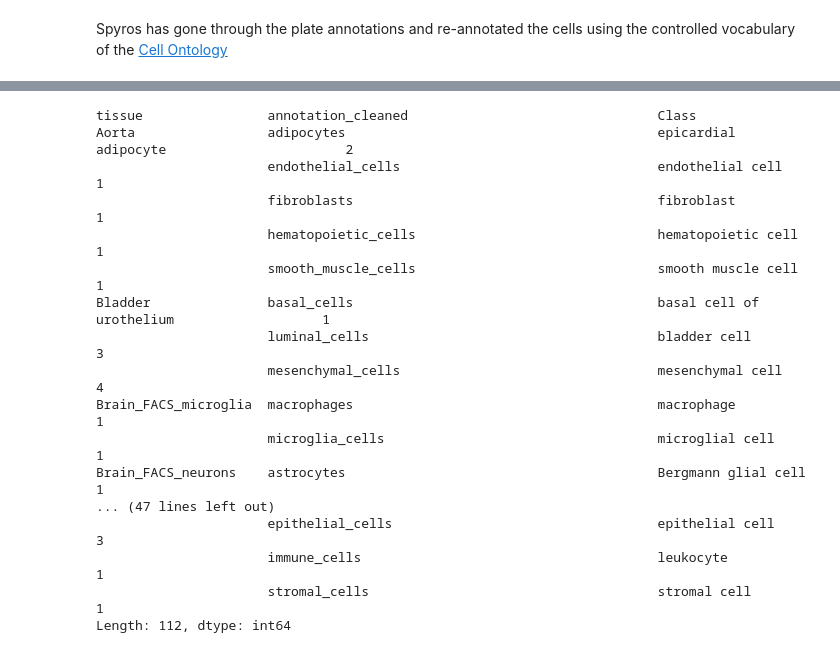
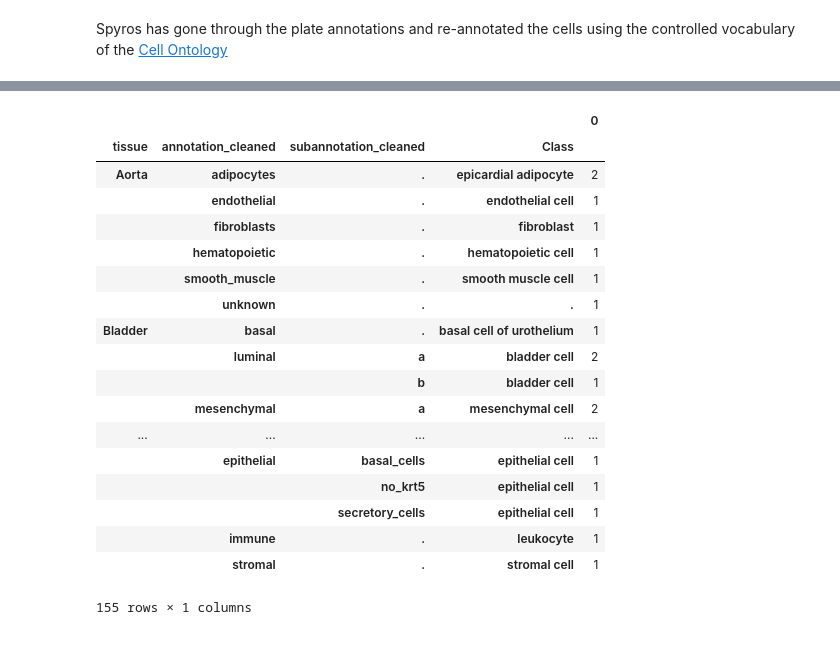
Before and after one commit to czbiohub-sf/maca, a Jupyter notebook: notebooks/030_rename_annotations_using_cell_ontologies.ipynb, the cells around one changed output, grey strips where cells are left out. Cells and saved outputs as stored; diff of their text form; code cells hidden in the pictures.

```diff
--- a/notebooks/030_rename_annotations_using_cell_ontologies.ipynb
+++ b/notebooks/030_rename_annotations_using_cell_ontologies.ipynb
@@ -30,20 +80,22 @@ plates_with_ontology.head()
 # %%
-plates_with_ontology.groupby(['tissue', 'annotation_cleaned', 'Class']).size()
+plates_ontology.groupby(['tissue', 'annotation_cleaned','subannotation_cleaned', 'Class']).size().to_frame()
 # %% [output]
+|  |  |  |  | 0 |
+| tissue | annotation_cleaned | subannotation_cleaned | Class |  |
+| Aorta | adipocytes | . | epicardial adipocyte | 2 |
+|  | endothelial | . | endothelial cell | 1 |
+|  | fibroblasts | . | fibroblast | 1 |
+|  | hematopoietic | . | hematopoietic cell | 1 |
+|  | smooth_muscle | . | smooth muscle cell | 1 |
+|  | unknown | . | . | 1 |
+| Bladder | basal | . | basal cell of urothelium | 1 |
+|  | luminal | a | bladder cell | 2 |
+|  |  | b | bladder cell | 1 |
+|  | mesenchymal | a | mesenchymal cell | 2 |
+| ... | ... | ... | ... | ... |
+|  | epithelial | basal_cells | epithelial cell | 1 |
+|  |  | no_krt5 | epithelial cell | 1 |
+|  |  | secretory_cells | epithelial cell | 1 |
+|  | immune | . | leukocyte | 1 |
+|  | stromal | . | stromal cell | 1 |
-tissue                annotation_cleaned                                Class
-Aorta                 adipocytes                                        epicardial adipocyte                       2
-                      endothelial_cells                                 endothelial cell                           1
-                      fibroblasts                                       fibroblast                                 1
-                      hematopoietic_cells                               hematopoietic cell                         1
-                      smooth_muscle_cells                               smooth muscle cell                         1
-Bladder               basal_cells                                       basal cell of urothelium                   1
-                      luminal_cells                                     bladder cell                               3
-                      mesenchymal_cells                                 mesenchymal cell                           4
-Brain_FACS_microglia  macrophages                                       macrophage                                 1
-                      microglia_cells                                   microglial cell                            1
-Brain_FACS_neurons    astrocytes                                        Bergmann glial cell                        1
-... (47 lines left out)
-                      epithelial_cells                                  epithelial cell                            3
-                      immune_cells                                      leukocyte                                  1
-                      stromal_cells                                     stromal cell                               1
-Length: 112, dtype: int64
+155 rows × 1 columns
```
Also changed, not shown: parts of 42 cells of this notebook, 2 other files.
